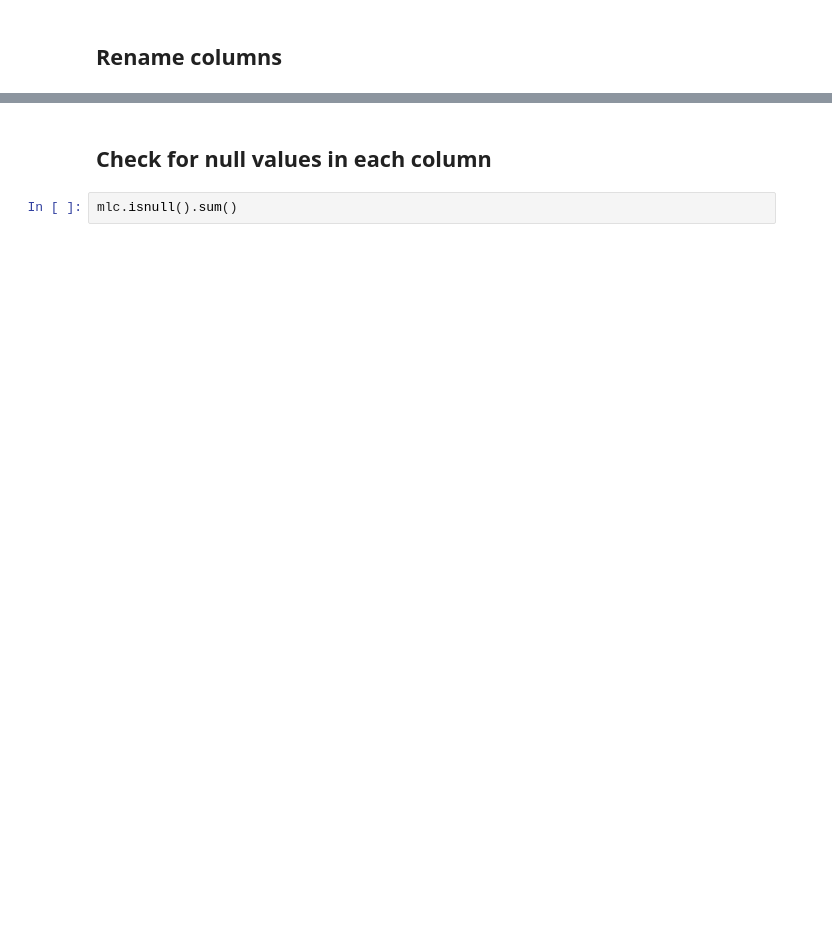
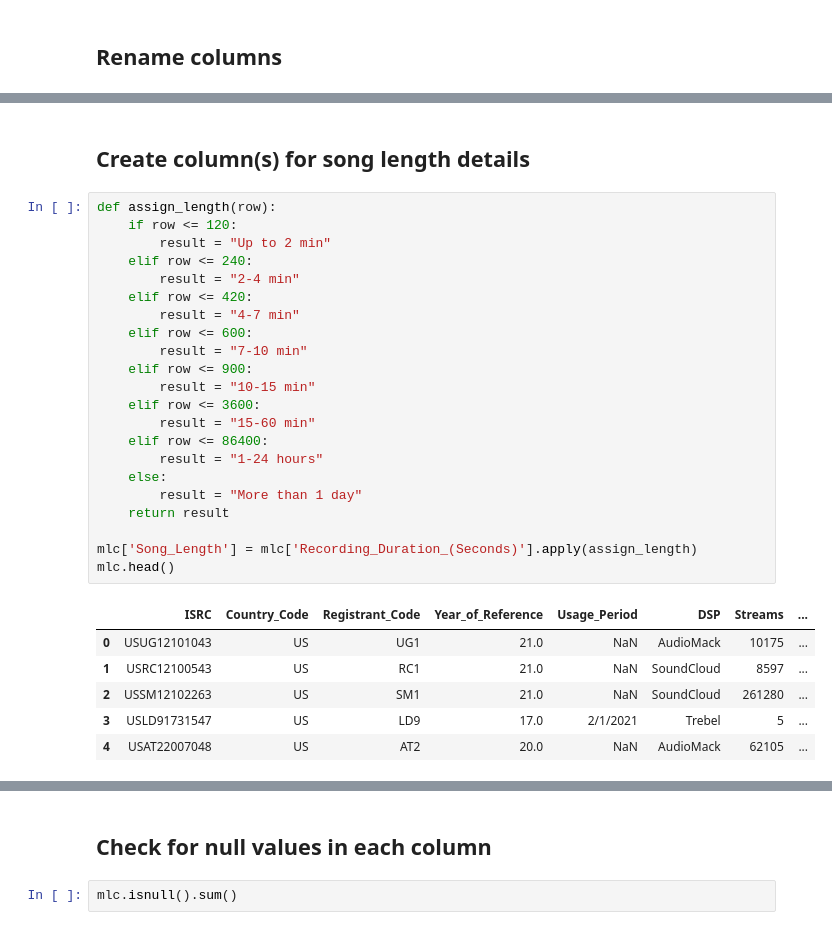
Before and after one commit to LJRollerII/mlc-project-napster, a Jupyter notebook: notebook/mlc_dsp.ipynb, the cells around one changed output, grey strips where cells are left out. Saved outputs shown, nothing was run; the diff lists cells and outputs as text; blank space fills up the shorter version.

```diff
--- a/notebook/mlc_dsp.ipynb
+++ b/notebook/mlc_dsp.ipynb
@@ -38,3 +38,34 @@ mlc.head()
 | 2 | USSM12102263 | US | SM1 | 21.0 | NaN | SoundCloud | 261280 | ... |
 | 3 | USLD91731547 | US | LD9 | 17.0 | 2/1/2021 | Trebel | 5 | ... |
 | 4 | USAT22007048 | US | AT2 | 20.0 | NaN | AudioMack | 62105 | ... |
+# %% [markdown]
+## Create column(s) for song length details
+# %%
+def assign_length(row):
+    if row <= 120:
+        result = "Up to 2 min"
+    elif row <= 240:
+        result = "2-4 min"
+    elif row <= 420:
+        result = "4-7 min"
+    elif row <= 600:
+        result = "7-10 min"
+    elif row <= 900:
+        result = "10-15 min"
+    elif row <= 3600:
+        result = "15-60 min"
+    elif row <= 86400:
+        result = "1-24 hours"
+    else:
+        result = "More than 1 day"
+    return result
+
+mlc['Song_Length'] = mlc['Recording_Duration_(Seconds)'].apply(assign_length)
+mlc.head()
+# %% [output]
+|  | ISRC | Country_Code | Registrant_Code | Year_of_Reference | Usage_Period | DSP | Streams | ... |
+| 0 | USUG12101043 | US | UG1 | 21.0 | NaN | AudioMack | 10175 | ... |
+| 1 | USRC12100543 | US | RC1 | 21.0 | NaN | SoundCloud | 8597 | ... |
+| 2 | USSM12102263 | US | SM1 | 21.0 | NaN | SoundCloud | 261280 | ... |
+| 3 | USLD91731547 | US | LD9 | 17.0 | 2/1/2021 | Trebel | 5 | ... |
+| 4 | USAT22007048 | US | AT2 | 20.0 | NaN | AudioMack | 62105 | ... |
```
Also changed, not shown: parts of 63 cells of this notebook.
